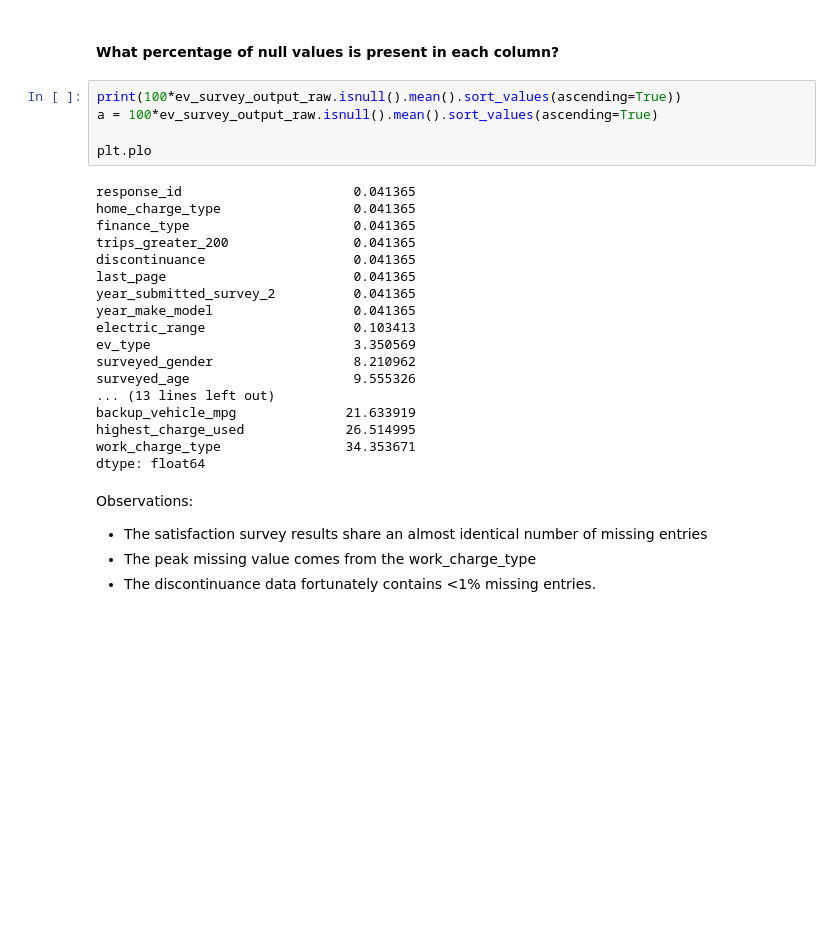
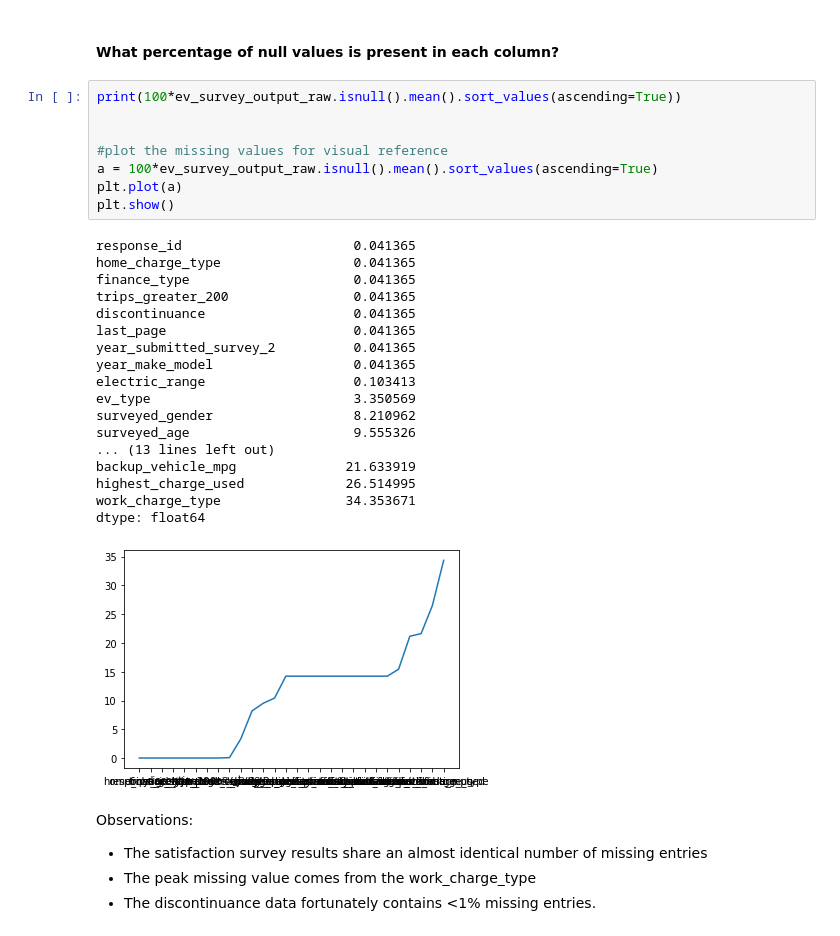
Before and after one commit to mrpalazz/ev_prediction_analytics, a Jupyter notebook: Notebooks/02.2.1-data_wrangling.ipynb, the cells around one changed output. Cells and saved outputs as stored; diff of their text form; blank space fills up the shorter version.

```diff
--- a/Notebooks/02.2.1-data_wrangling.ipynb
+++ b/Notebooks/02.2.1-data_wrangling.ipynb
@@ -72,27 +81,31 @@ memory usage: 1.0+ MB
 #### What percentage of null values is present in each column?
 # %%
 print(100*ev_survey_output_raw.isnull().mean().sort_values(ascending=True))
+
+
+#plot the missing values for visual reference
 a = 100*ev_survey_output_raw.isnull().mean().sort_values(ascending=True)
-
-plt.plo
+plt.plot(a)
+plt.show()
 # %% [output]
 response_id                      0.041365
 home_charge_type                 0.041365
 finance_type                     0.041365
 trips_greater_200                0.041365
 discontinuance                   0.041365
 last_page                        0.041365
 year_submitted_survey_2          0.041365
 year_make_model                  0.041365
 electric_range                   0.103413
 ev_type                          3.350569
 surveyed_gender                  8.210962
 surveyed_age                     9.555326
 ... (13 lines left out)
 backup_vehicle_mpg              21.633919
 highest_charge_used             26.514995
 work_charge_type                34.353671
 dtype: float64
+[figure, added]
 # %% [markdown]
 Observations:
 
```
Also changed, not shown: parts of 14 cells of this notebook.
